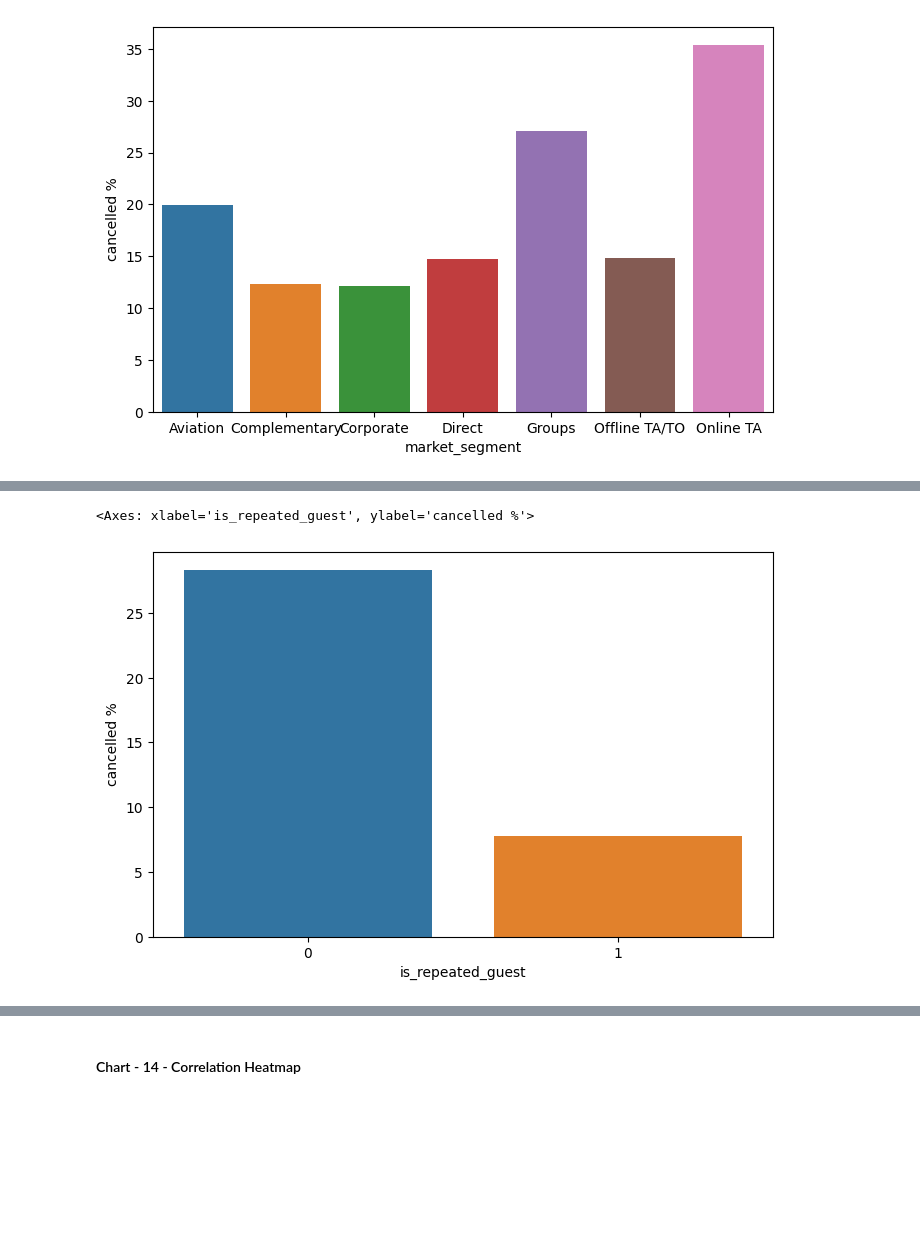
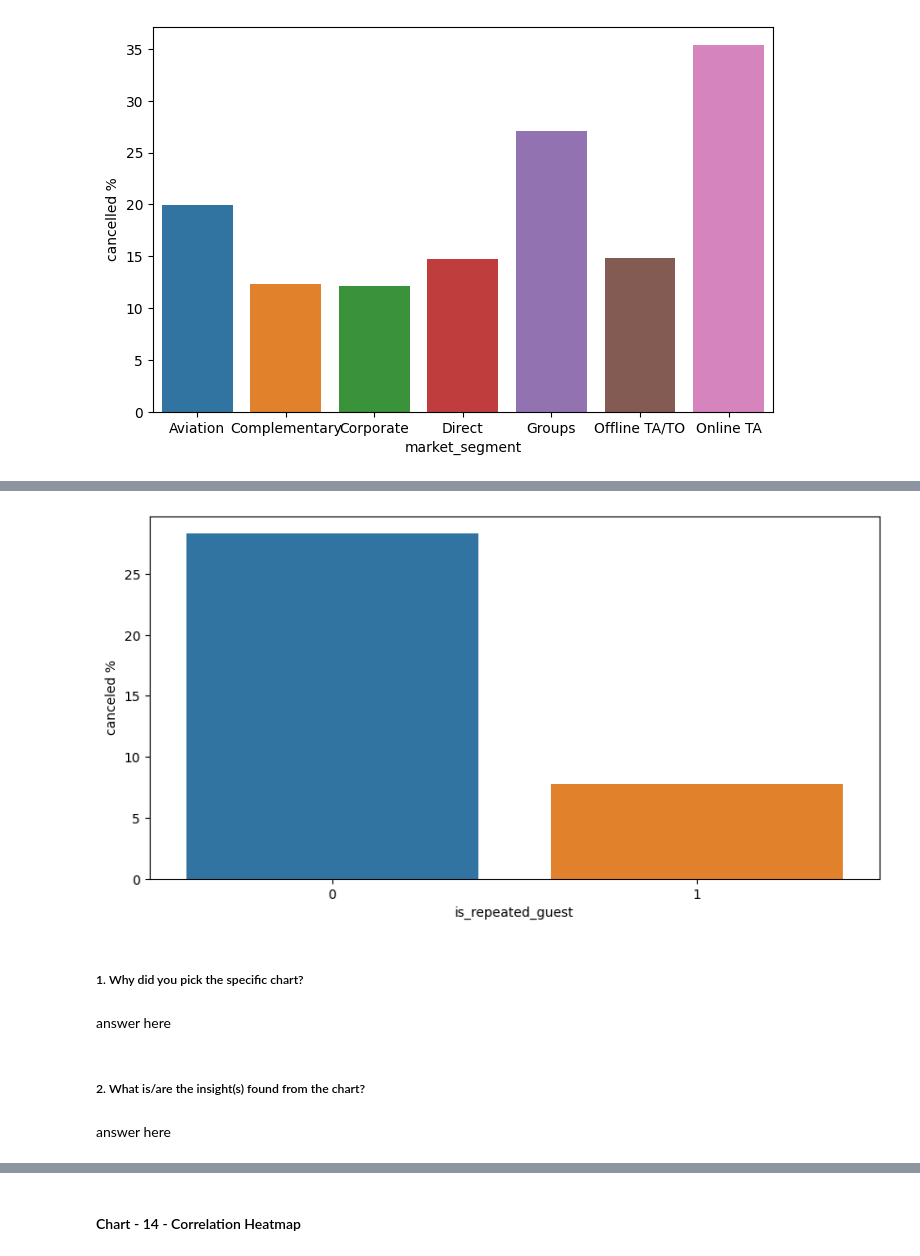
Before and after one commit to Jamal1018/EDA_Hotel_booking_analysis, a Jupyter notebook: EDA_on_Hotel_Booking_Analysis.ipynb, the cells around one changed output, grey strips where cells are left out. Cells and saved outputs as stored; diff of their text form; code cells hidden in the pictures; blank space fills up the shorter version.

```diff
--- a/EDA_on_Hotel_Booking_Analysis.ipynb
+++ b/EDA_on_Hotel_Booking_Analysis.ipynb
@@ -1280,20 +1277,20 @@ is_previously_cancelled
 # %%
-# visualization on cancellation to the column of is repeated guest data
-# filtering the cancelled bookings with respective to is repeated guest
-cancelled_data = df[df['is_canceled'] == 1]
+# visualization on cancelled bookings with respect to the repeated guest
+# filtering the cancelled bookings
+cancelled_data= df[df['is_canceled'] == 1]
 cancelled_bookings = pd.DataFrame(cancelled_data.groupby('is_repeated_guest').size()).rename(columns = {0:'cancelled bookings'})
 
-# finding the total number of bookings and storing them in a variable
-total_bookings = pd.DataFrame(df.groupby('is_repeated_guest').size()).rename(columns = {0:'total bookings'})
+# counting the total number of bookings with repective to the repeated guest
+total_bookings = pd.DataFrame(df.groupby('is_repeated_guest').size()).rename(columns = {0 : 'total bookings'})
 
-# concatinating the two data frames
-data = pd.concat([cancelled_bookings, total_bookings], axis =1 )
+# concatinating the two dataframes
+data = pd.concat([cancelled_bookings,total_bookings], axis = 1 )
 
-# counting the cancelled percentage of the bookings
-data['cancelled %'] = round((data['cancelled bookings']/data['total bookings']) * 100,2)
+# calculating the cancelled percentage of the bookings
+data['canceled %'] = round((data['cancelled bookings'] / data['total bookings']) * 100,2)
 print(data)
-
-# plotting the bar chart for the data
-plt.figure(figsize = (8,5))
-sns.barplot(data = data ,x = data.index, y= data ['cancelled %'])
+# plotting the graph for the data
+plt.figure(figsize = (10,5))
+sns.barplot(data =data ,x = data.index , y = data['canceled %'])
+plt.show()
 # %% [output]
@@ -1304,2 +1301,9 @@ is_repeated_guest
-<Axes: xlabel='is_repeated_guest', ylabel='cancelled %'>
-[figure, old version]
+[figure, new version]
+# %% [markdown]
+##### 1. Why did you pick the specific chart?
+# %% [markdown]
+answer here
+# %% [markdown]
+##### 2. What is/are the insight(s) found from the chart?
+# %% [markdown]
+answer here
```
Also changed, not shown: parts of 11 cells of this notebook.
